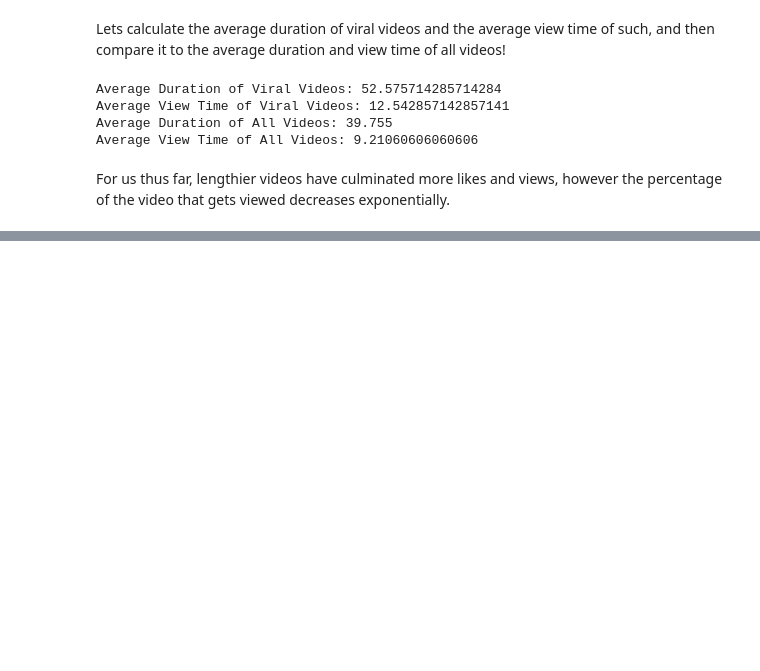
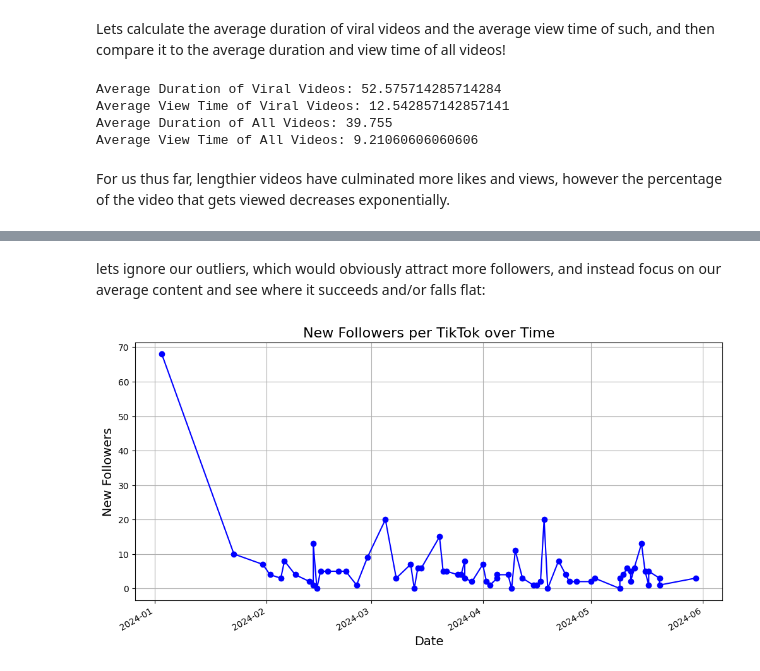
Before and after one commit to hjake22/washusocial24summerintern, a Jupyter notebook: exploringTikTokAnalytics.ipynb, the cells around one changed output, grey strips where cells are left out. Cells and saved outputs as stored; diff of their text form; code cells hidden in the pictures; blank space fills up the shorter version.

```diff
--- a/exploringTikTokAnalytics.ipynb
+++ b/exploringTikTokAnalytics.ipynb
@@ -687,0 +714,20 @@ For us thus far, lengthier videos have culminated more likes and views, however
+# %% [markdown]
+lets ignore our outliers, which would obviously attract more followers, and instead focus on our average content and see where it succeeds and/or falls flat:
+# %%
+# Plot 'New Followers' vs 'Date'
+plt.figure(figsize=(12, 6))  # Set the figure size
+plt.plot(df[normaldata]['Date'], df[normaldata]['New Followers'], marker='o', linestyle='-', color='blue')
+
+# Formatting
+plt.title('New Followers per TikTok over Time', fontsize=16)
+plt.xlabel('Date', fontsize=14)
+plt.ylabel('New Followers', fontsize=14)
+plt.grid(True)
+
+# Rotate date labels for better readability
+plt.gcf().autofmt_xdate()
+
+# Show plot
+plt.show()
+# %% [output]
+[figure, added]
```
Also changed, not shown: parts of 24 cells of this notebook.
